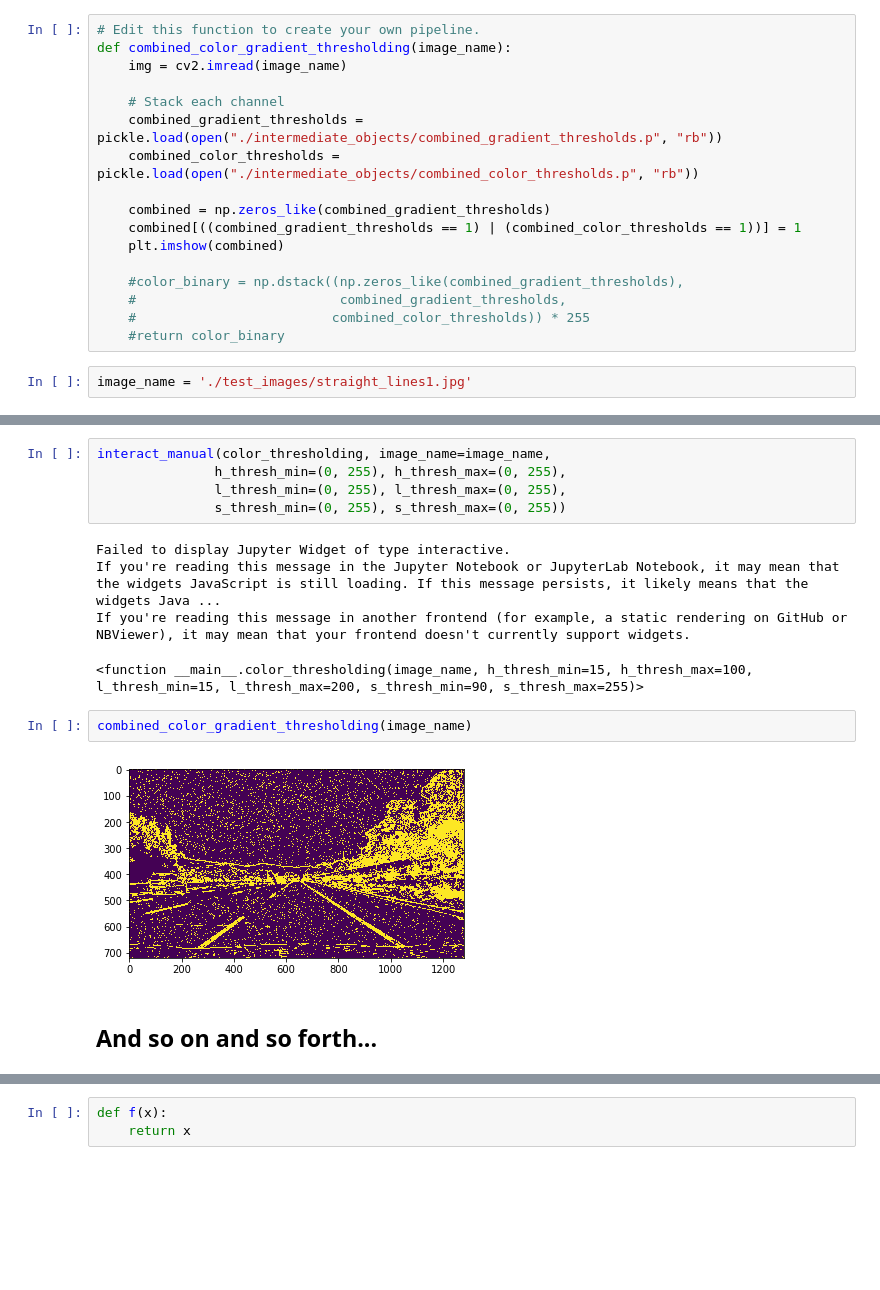
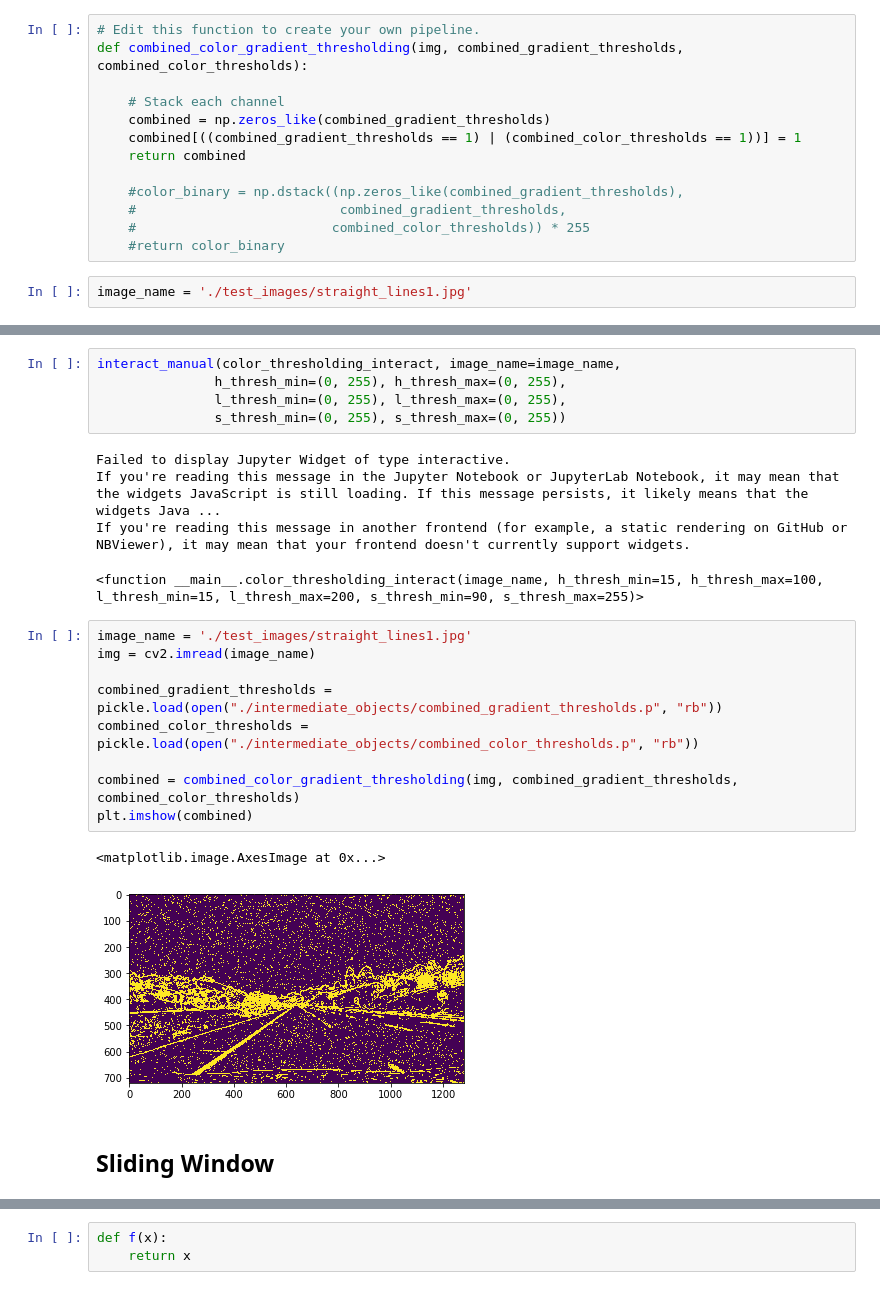
Before and after one commit to samiriff/Advanced-Lane-Line-Detection, a Jupyter notebook: P2.ipynb, the cells around one changed output, grey strips where cells are left out. Drawn from its saved outputs; the diff is of its cells as text; blank space fills up the shorter version.

Commit message:
Added sliding window logic

```diff
--- a/P2.ipynb
+++ b/P2.ipynb
@@ -496,16 +514,12 @@ def color_thresholding(image_name, h_thresh_min=15, h_thresh_max=100,
 # Color + Gradient Threshold
 # %%
 # Edit this function to create your own pipeline.
-def combined_color_gradient_thresholding(image_name):
-    img = cv2.imread(image_name)
+def combined_color_gradient_thresholding(img, combined_gradient_thresholds, combined_color_thresholds):
 
     # Stack each channel
-    combined_gradient_thresholds = pickle.load(open("./intermediate_objects/combined_gradient_thresholds.p", "rb"))
-    combined_color_thresholds = pickle.load(open("./intermediate_objects/combined_color_thresholds.p", "rb"))
-
     combined = np.zeros_like(combined_gradient_thresholds)
     combined[((combined_gradient_thresholds == 1) | (combined_color_thresholds == 1))] = 1
-    plt.imshow(combined)
+    return combined
 
     #color_binary = np.dstack((np.zeros_like(combined_gradient_thresholds),
     #                          combined_gradient_thresholds,
@@ -526,5 +540,5 @@ If you're reading this message in another frontend (for example, a static render
 # %%
-interact_manual(color_thresholding, image_name=image_name,
+interact_manual(color_thresholding_interact, image_name=image_name,
                h_thresh_min=(0, 255), h_thresh_max=(0, 255),
                l_thresh_min=(0, 255), l_thresh_max=(0, 255),
                s_thresh_min=(0, 255), s_thresh_max=(0, 255))
@@ -532,10 +546,18 @@ interact_manual(color_thresholding, image_name=image_name,
 Failed to display Jupyter Widget of type interactive.
 If you're reading this message in the Jupyter Notebook or JupyterLab Notebook, it may mean that the widgets JavaScript is still loading. If this message persists, it likely means that the widgets Java ...
 If you're reading this message in another frontend (for example, a static rendering on GitHub or NBViewer), it may mean that your frontend doesn't currently support widgets.
-<function __main__.color_thresholding(image_name, h_thresh_min=15, h_thresh_max=100, l_thresh_min=15, l_thresh_max=200, s_thresh_min=90, s_thresh_max=255)>
+<function __main__.color_thresholding_interact(image_name, h_thresh_min=15, h_thresh_max=100, l_thresh_min=15, l_thresh_max=200, s_thresh_min=90, s_thresh_max=255)>
-# %%
-combined_color_gradient_thresholding(image_name)
-# %% [output]
-[figure, removed]
-# %% [markdown]
-## And so on and so forth...
+# %%
+image_name = './test_images/straight_lines1.jpg'
+img = cv2.imread(image_name)
+
+combined_gradient_thresholds = pickle.load(open("./intermediate_objects/combined_gradient_thresholds.p", "rb"))
+combined_color_thresholds = pickle.load(open("./intermediate_objects/combined_color_thresholds.p", "rb"))
+
+combined = combined_color_gradient_thresholding(img, combined_gradient_thresholds, combined_color_thresholds)
+plt.imshow(combined)
+# %% [output]
+<matplotlib.image.AxesImage at 0x...>
+[figure, added]
+# %% [markdown]
+## Sliding Window
```
Also changed, not shown: parts of 22 cells of this notebook, 2 other files.
